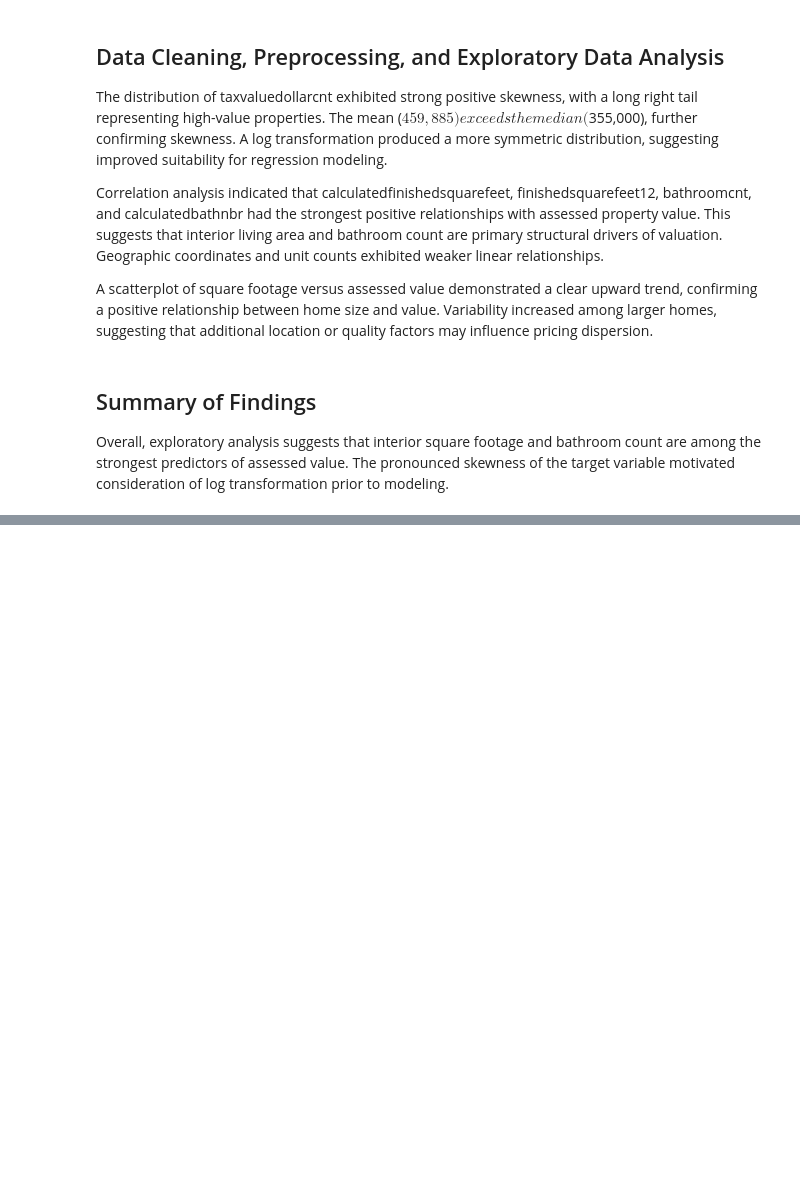
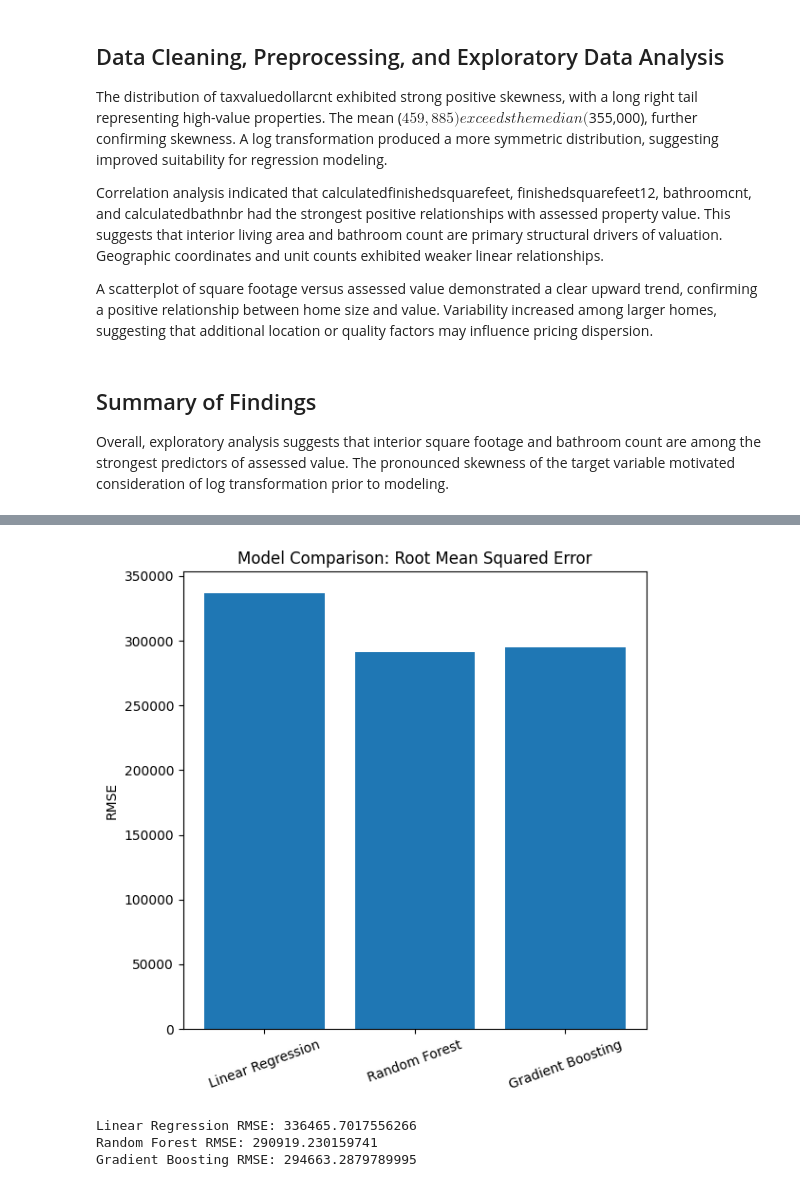
Before and after one commit to tetianakravchuk/Data-Science-Capstone-Spring, a Jupyter notebook: capstone.ipynb, the cells around one changed output, grey strips where cells are left out. Cells and saved outputs as stored; diff of their text form; code cells hidden in the pictures; blank space fills up the shorter version.

```diff
--- a/capstone.ipynb
+++ b/capstone.ipynb
@@ -146,0 +200,13 @@ Overall, exploratory analysis suggests that interior square footage and bathroom
+# %%
+lin_model = LinearRegression()
+lin_model.fit(X_train, y_train)
+y_pred_lin = lin_model.predict(X_test)
+
+# Convert back to dollar scale
+y_test_exp = np.expm1(y_test)
+y_pred_lin_exp = np.expm1(y_pred_lin)
+
+print("Linear Regression Results")
+print("RMSE:", np.sqrt(mean_squared_error(y_test_exp, y_pred_lin_exp)))
+print("MAE:", mean_absolute_error(y_test_exp, y_pred_lin_exp))
+print("R2:", r2_score(y_test_exp, y_pred_lin_exp))
@@ -146,0 +337,60 @@ Overall, exploratory analysis suggests that interior square footage and bathroom
+# %%
+import numpy as np
+import matplotlib.pyplot as plt
+
+from sklearn.linear_model import LinearRegression
+from sklearn.ensemble import RandomForestRegressor, GradientBoostingRegressor
+from sklearn.metrics import mean_squared_error
+
+# Train models
+lr = LinearRegression()
+lr.fit(X_train, y_train)
+
+rf = RandomForestRegressor(
+    n_estimators=200,
+    random_state=42,
+    n_jobs=-1
+)
+rf.fit(X_train, y_train)
+
+gb = GradientBoostingRegressor(random_state=42)
+gb.fit(X_train, y_train)
+
+# Predictions on test set
+y_pred_lr = lr.predict(X_test)
+y_pred_rf = rf.predict(X_test)
+y_pred_gb = gb.predict(X_test)
+
+# If y_train/y_test were log-transformed with np.log1p(),
+# convert back to original dollar scale
+y_test_exp = np.expm1(y_test)
+y_pred_lr_exp = np.expm1(y_pred_lr)
+y_pred_rf_exp = np.expm1(y_pred_rf)
+y_pred_gb_exp = np.expm1(y_pred_gb)
+
+# RMSE values
+rmse_lr = np.sqrt(mean_squared_error(y_test_exp, y_pred_lr_exp))
+rmse_rf = np.sqrt(mean_squared_error(y_test_exp, y_pred_rf_exp))
+rmse_gb = np.sqrt(mean_squared_error(y_test_exp, y_pred_gb_exp))
+
+models = ["Linear Regression", "Random Forest", "Gradient Boosting"]
+rmse_values = [rmse_lr, rmse_rf, rmse_gb]
+
+# Plot
+plt.figure(figsize=(6, 6))
+plt.bar(models, rmse_values)
+plt.ylabel("RMSE")
+plt.title("Model Comparison: Root Mean Squared Error")
+plt.xticks(rotation=20)
+plt.tight_layout()
+plt.show()
+
+# Print values for your report table
+print("Linear Regression RMSE:", rmse_lr)
+print("Random Forest RMSE:", rmse_rf)
+print("Gradient Boosting RMSE:", rmse_gb)
+# %% [output]
+[figure, added]
+Linear Regression RMSE: 336465.7017556266
+Random Forest RMSE: 290919.230159741
+Gradient Boosting RMSE: 294663.2879789995
```
Also changed, not shown: parts of 15 cells of this notebook.
